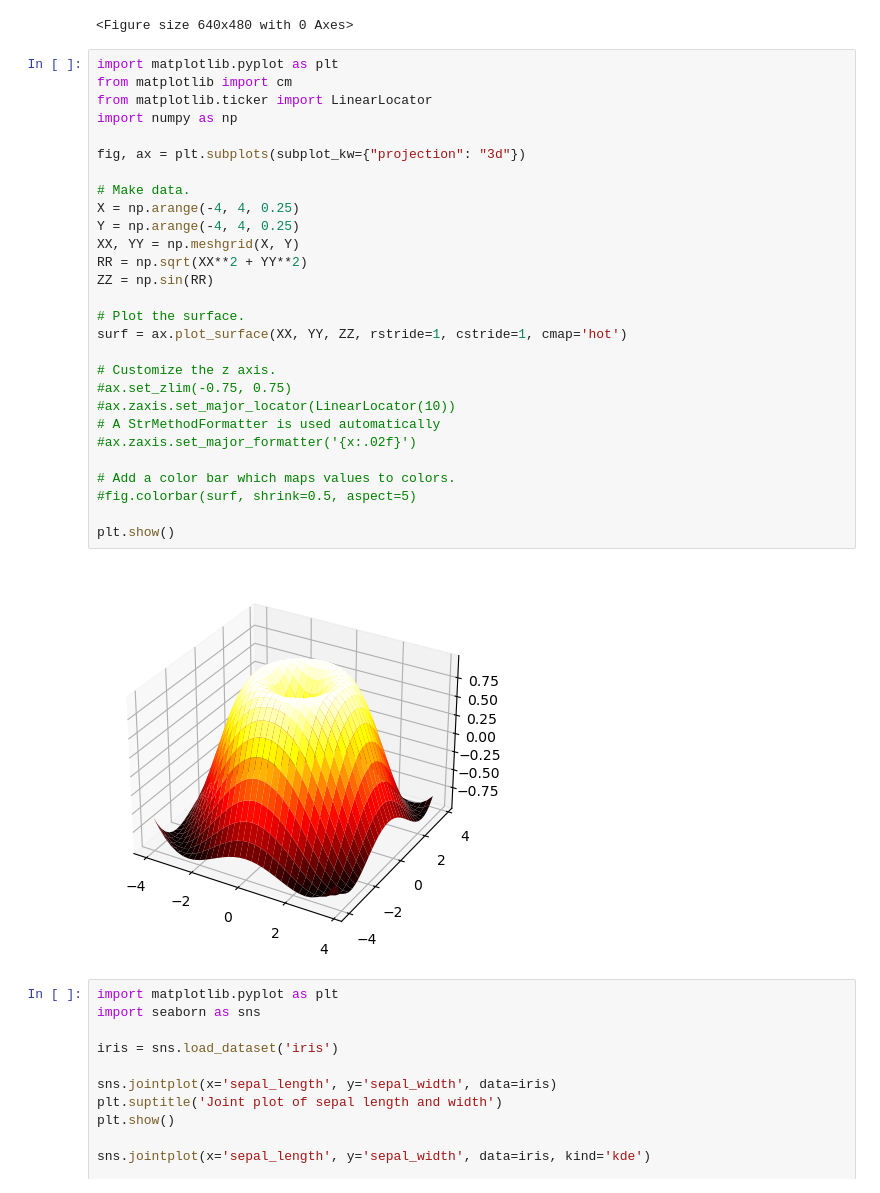
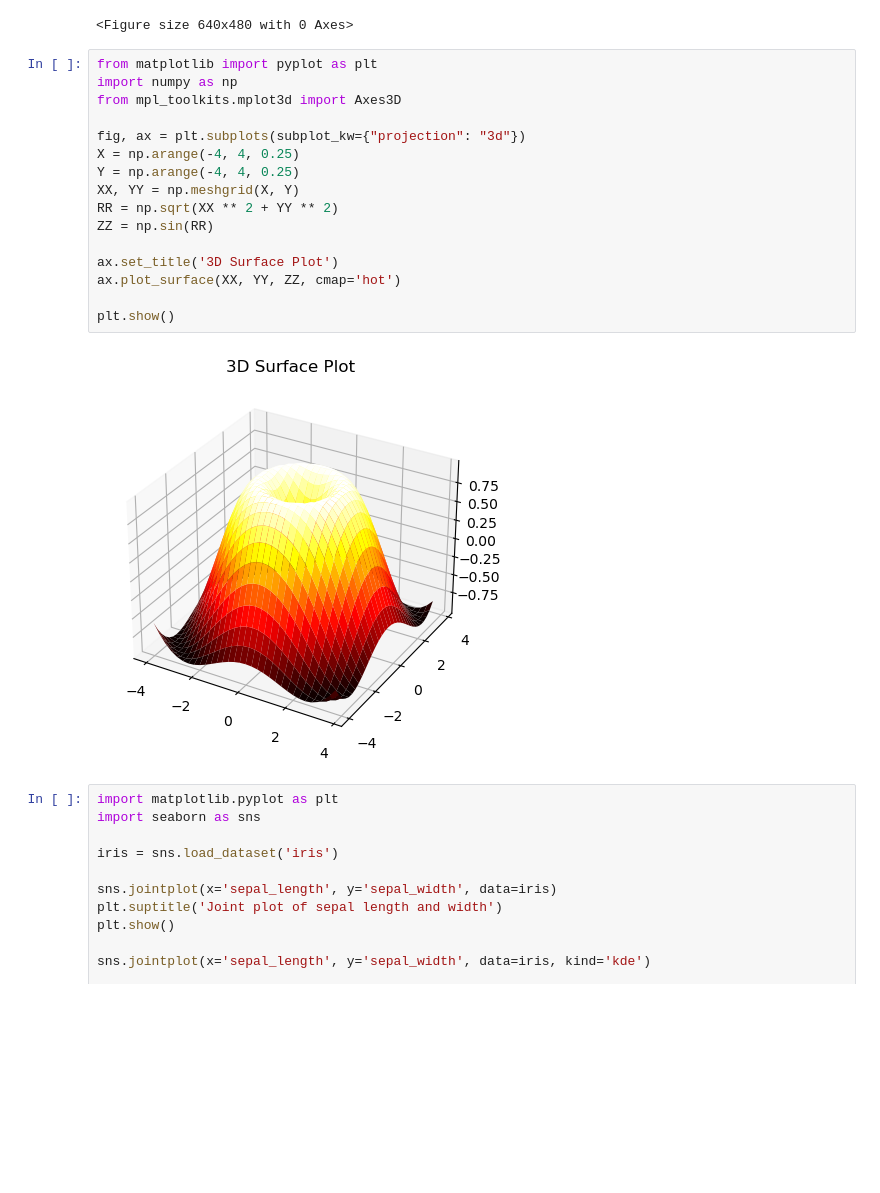
Before and after one commit to euns22ne9/aiProg, a Jupyter notebook: ai_prog/code/파이썬 연습(2023.01.25).ipynb, the cells around one changed output. Drawn from its saved outputs; the diff is of its cells as text; blank space fills up the shorter version.

```diff
--- a/ai_prog/code/파이썬 연습(2023.01.25).ipynb
+++ b/ai_prog/code/파이썬 연습(2023.01.25).ipynb
@@ -471,35 +516,23 @@ plt.show()
 # %% [output]
 <Figure size 640x480 with 0 Axes>
 # %%
-import matplotlib.pyplot as plt
-from matplotlib import cm
-from matplotlib.ticker import LinearLocator
+from matplotlib import pyplot as plt
 import numpy as np
+from mpl_toolkits.mplot3d import Axes3D
 
 fig, ax = plt.subplots(subplot_kw={"projection": "3d"})
-
-# Make data.
 X = np.arange(-4, 4, 0.25)
 Y = np.arange(-4, 4, 0.25)
 XX, YY = np.meshgrid(X, Y)
-RR = np.sqrt(XX**2 + YY**2)
+RR = np.sqrt(XX ** 2 + YY ** 2)
 ZZ = np.sin(RR)
 
-# Plot the surface.
-surf = ax.plot_surface(XX, YY, ZZ, rstride=1, cstride=1, cmap='hot')
-
-# Customize the z axis.
-#ax.set_zlim(-0.75, 0.75)
-#ax.zaxis.set_major_locator(LinearLocator(10))
-# A StrMethodFormatter is used automatically
-#ax.zaxis.set_major_formatter('{x:.02f}')
-
-# Add a color bar which maps values to colors.
-#fig.colorbar(surf, shrink=0.5, aspect=5)
+ax.set_title('3D Surface Plot')
+ax.plot_surface(XX, YY, ZZ, cmap='hot')
 
 plt.show()
 # %% [output]
-[figure, old version]
+[figure, new version]
 # %%
 import matplotlib.pyplot as plt
 import seaborn as sns
```
Also changed, not shown: parts of 8 cells of this notebook.
